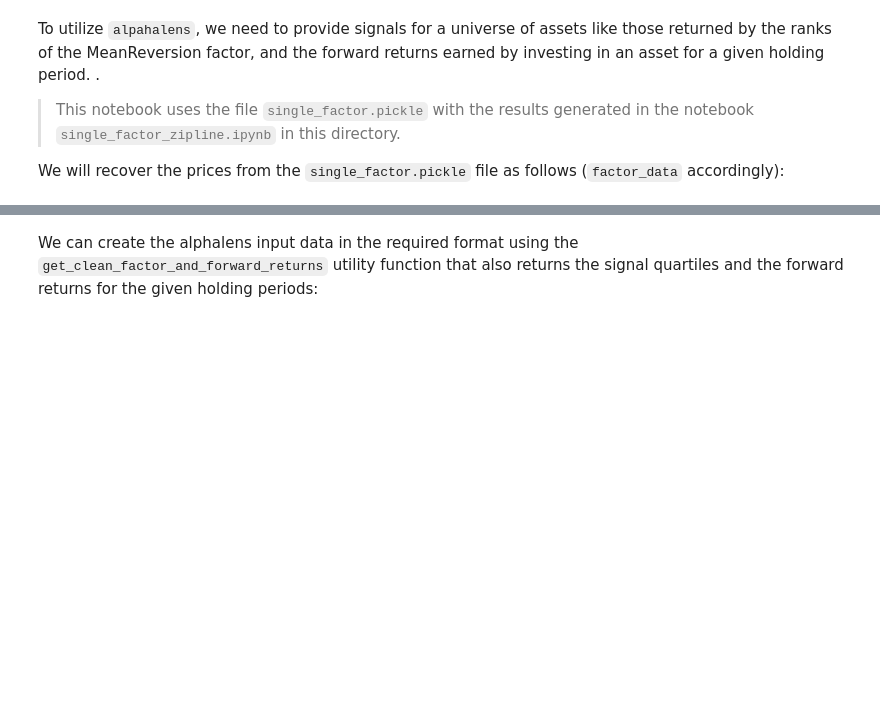
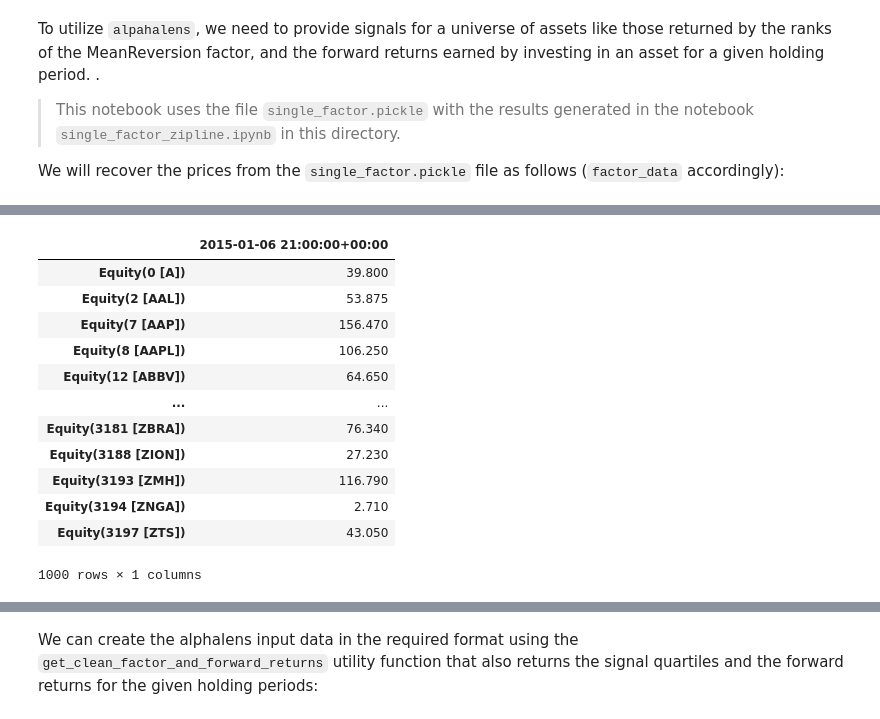
Before and after one commit to dsman1823/machine-learning-for-trading, a Jupyter notebook: 04_alpha_factor_research/06_performance_eval_alphalens.ipynb, the cells around one changed output, grey strips where cells are left out. Drawn from its saved outputs; the diff is of its cells as text; code cells hidden in the pictures; blank space fills up the shorter version.

```diff
--- a/04_alpha_factor_research/06_performance_eval_alphalens.ipynb
+++ b/04_alpha_factor_research/06_performance_eval_alphalens.ipynb
@@ -54,3 +86,19 @@ performance.info()
+# %%
+[df.to_frame(d) for d, df in performance.prices.dropna().items()][1]
+# %% [output]
+|  | 2015-01-06 21:00:00+00:00 |
+| Equity(0 [A]) | 39.800 |
+| Equity(2 [AAL]) | 53.875 |
+| Equity(7 [AAP]) | 156.470 |
+| Equity(8 [AAPL]) | 106.250 |
+| Equity(12 [ABBV]) | 64.650 |
+| ... | ... |
+| Equity(3181 [ZBRA]) | 76.340 |
+| Equity(3188 [ZION]) | 27.230 |
+| Equity(3193 [ZMH]) | 116.790 |
+| Equity(3194 [ZNGA]) | 2.710 |
+| Equity(3197 [ZTS]) | 43.050 |
+1000 rows × 1 columns
 # %%
 prices = pd.concat([df.to_frame(d) for d, df in performance.prices.dropna().items()],axis=1).T
 prices.columns = [re.findall(r"\[(.+)\]", str(col))[0] for col in prices.columns]
```
Also changed, not shown: parts of 20 cells of this notebook, 10 other files.
